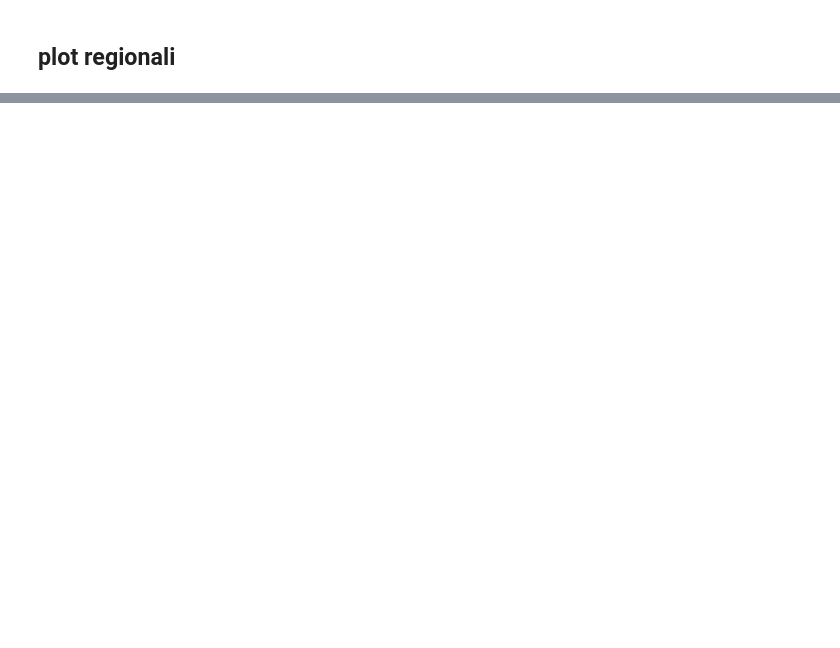
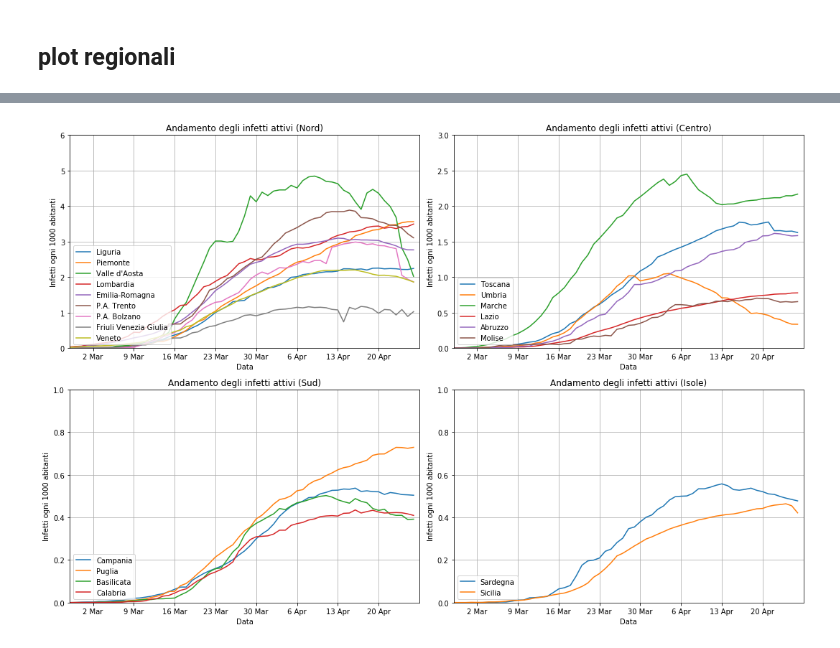
Before and after one commit to apalladi/datascienceprojects, a Jupyter notebook: covid19/SIR-v2-ITA-regionale.ipynb, the cells around one changed output, grey strips where cells are left out. Cells and saved outputs as stored; diff of their text form; code cells hidden in the pictures; blank space fills up the shorter version.

Commit message:
updated analysis of regions
updated analysis of regions

```diff
--- a/covid19/SIR-v2-ITA-regionale.ipynb
+++ b/covid19/SIR-v2-ITA-regionale.ipynb
@@ -219,0 +248,60 @@ plt.show()
+# %%
+tpast=60
+
+plt.figure(figsize=(15,10))
+plt.subplot(2,2,1)
+plt.grid()
+for reg in ['Liguria','Piemonte','Valle d\'Aosta','Lombardia','Emilia-Romagna','P.A. Trento','P.A. Bolzano','Friuli Venezia Giulia','Veneto']:
+    ydata_inf=dataregion(reg)
+    plt.plot(xdata,ydata_inf/df_popregioni.loc[reg,'Popolazione']*1000,label=reg)
+    plt.xlabel('Data')
+    plt.ylabel('Infetti ogni 1000 abitanti')
+    plt.xticks(np.arange(0,60,7),['24 Feb','2 Mar','9 Mar','16 Mar','23 Mar','30 Mar','6 Apr','13 Apr','20 Apr'])
+    plt.ylim(0,6)
+    plt.xlim(len(xdata)-tpast,len(xdata))
+    plt.title('Andamento degli infetti attivi (Nord)')
+    plt.legend(loc=3)
+plt.subplot(2,2,2)
+plt.grid()
+for reg in ['Toscana','Umbria','Marche','Lazio','Abruzzo','Molise']:
+    ydata_inf=dataregion(reg)
+    plt.plot(xdata,ydata_inf/df_popregioni.loc[reg,'Popolazione']*1000,label=reg)
+    plt.xlabel('Data')
+    plt.ylabel('Infetti ogni 1000 abitanti')
+    #plt.yticks(np.arange(50,131,10),['-50%','-40%','-30%','-20%','-10%','0%','+10%','+20%','+30%'])
+    plt.xticks(np.arange(0,60,7),['24 Feb','2 Mar','9 Mar','16 Mar','23 Mar','30 Mar','6 Apr','13 Apr','20 Apr'])
+    plt.ylim(0,3)
+    plt.xlim(len(xdata)-tpast,len(xdata))
+    plt.title('Andamento degli infetti attivi (Centro)')
+    plt.legend(loc=3)
+plt.subplot(2,2,3)
+plt.grid()
+for reg in ['Campania','Puglia','Basilicata','Calabria']:
+    ydata_inf=dataregion(reg)
+    plt.plot(xdata,ydata_inf/df_popregioni.loc[reg,'Popolazione']*1000,label=reg)
+    plt.xlabel('Data')
+    plt.ylabel('Infetti ogni 1000 abitanti')
+    #plt.yticks(np.arange(50,131,10),['-50%','-40%','-30%','-20%','-10%','0%','+10%','+20%','+30%'])
+    plt.xticks(np.arange(0,60,7),['24 Feb','2 Mar','9 Mar','16 Mar','23 Mar','30 Mar','6 Apr','13 Apr','20 Apr'])
+    plt.ylim(0,1)
+    plt.xlim(len(xdata)-tpast,len(xdata))
+    plt.title('Andamento degli infetti attivi (Sud)')
+    plt.legend(loc=3)
+plt.subplot(2,2,4)
+plt.grid()
+for reg in ['Sardegna','Sicilia']:
+    ydata_inf=dataregion(reg)
+    plt.plot(xdata,ydata_inf/df_popregioni.loc[reg,'Popolazione']*1000,label=reg)
+    plt.xlabel('Data')
+    plt.ylabel('Infetti ogni 1000 abitanti')
+    #plt.yticks(np.arange(50,131,10),['-50%','-40%','-30%','-20%','-10%','0%','+10%','+20%','+30%'])
+    plt.xticks(np.arange(0,60,7),['24 Feb','2 Mar','9 Mar','16 Mar','23 Mar','30 Mar','6 Apr','13 Apr','20 Apr'])
+    plt.ylim(0,1)
+    plt.xlim(len(xdata)-tpast,len(xdata))
+    plt.title('Andamento degli infetti attivi (Isole)')
+    plt.legend(loc=3)
+plt.tight_layout()
+plt.savefig('output/infettiattivi_regioni_normalizzati.png',dpi=300)
+plt.show()
+# %% [output]
+[figure, added]
```
Also changed, not shown: parts of 7 cells of this notebook, 23 other files.
